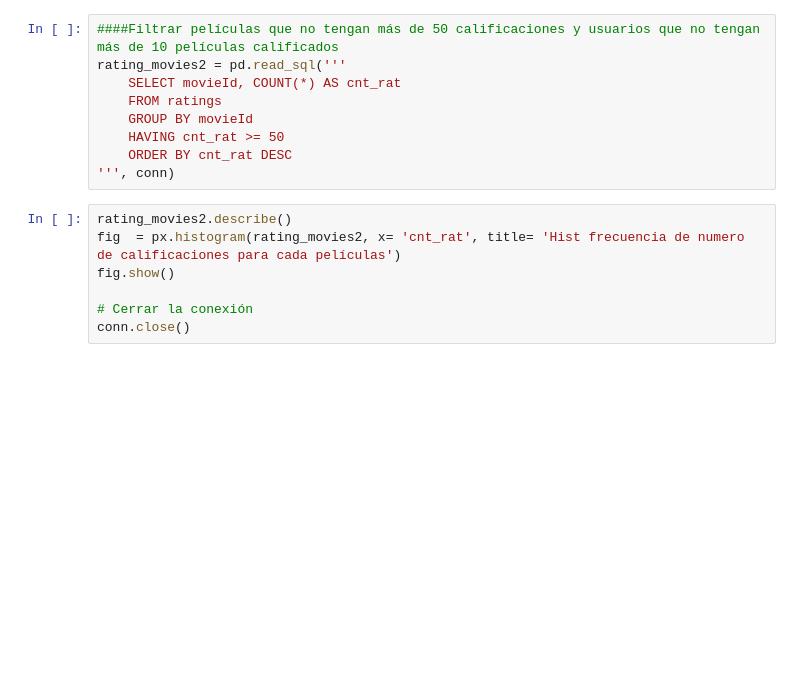
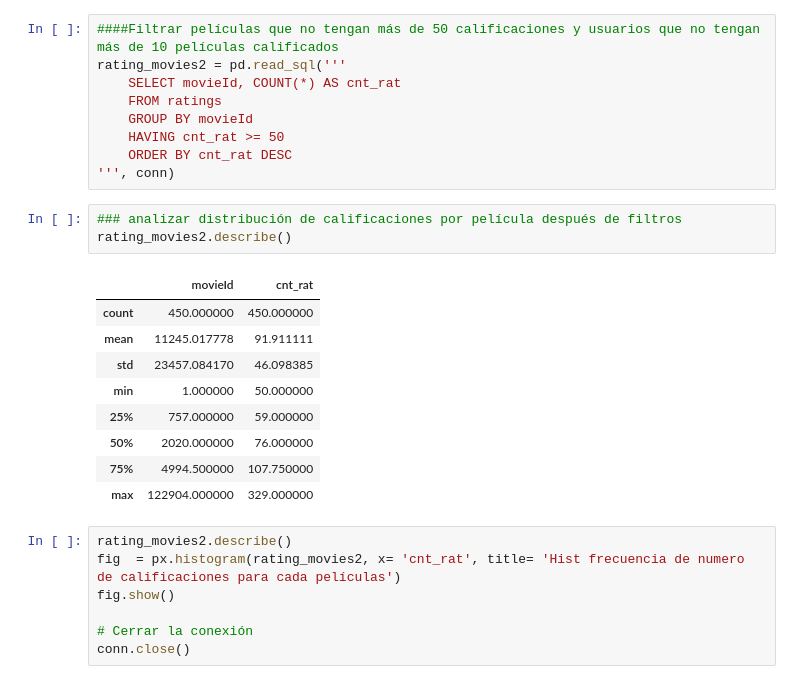
Before and after one commit to veronica1908/MARKETING_E2_A_III, a Jupyter notebook: b_exploracion_limpieza.ipynb, the cells around one changed output. Cells and saved outputs as stored; diff of their text form; blank space fills up the shorter version.

Commit message:
se agregó tabla .describe para películas filtradas

```diff
--- a/b_exploracion_limpieza.ipynb
+++ b/b_exploracion_limpieza.ipynb
@@ -387,6 +387,19 @@ rating_movies2 = pd.read_sql('''
     HAVING cnt_rat >= 50
     ORDER BY cnt_rat DESC
 ''', conn)
+# %%
+### analizar distribución de calificaciones por película después de filtros
+rating_movies2.describe()
+# %% [output]
+|  | movieId | cnt_rat |
+| count | 450.000000 | 450.000000 |
+| mean | 11245.017778 | 91.911111 |
+| std | 23457.084170 | 46.098385 |
+| min | 1.000000 | 50.000000 |
+| 25% | 757.000000 | 59.000000 |
+| 50% | 2020.000000 | 76.000000 |
+| 75% | 4994.500000 | 107.750000 |
+| max | 122904.000000 | 329.000000 |
 # %%
 rating_movies2.describe()
 fig  = px.histogram(rating_movies2, x= 'cnt_rat', title= 'Hist frecuencia de numero de calificaciones para cada películas')
```
Also changed, not shown: parts of 2 cells of this notebook.
